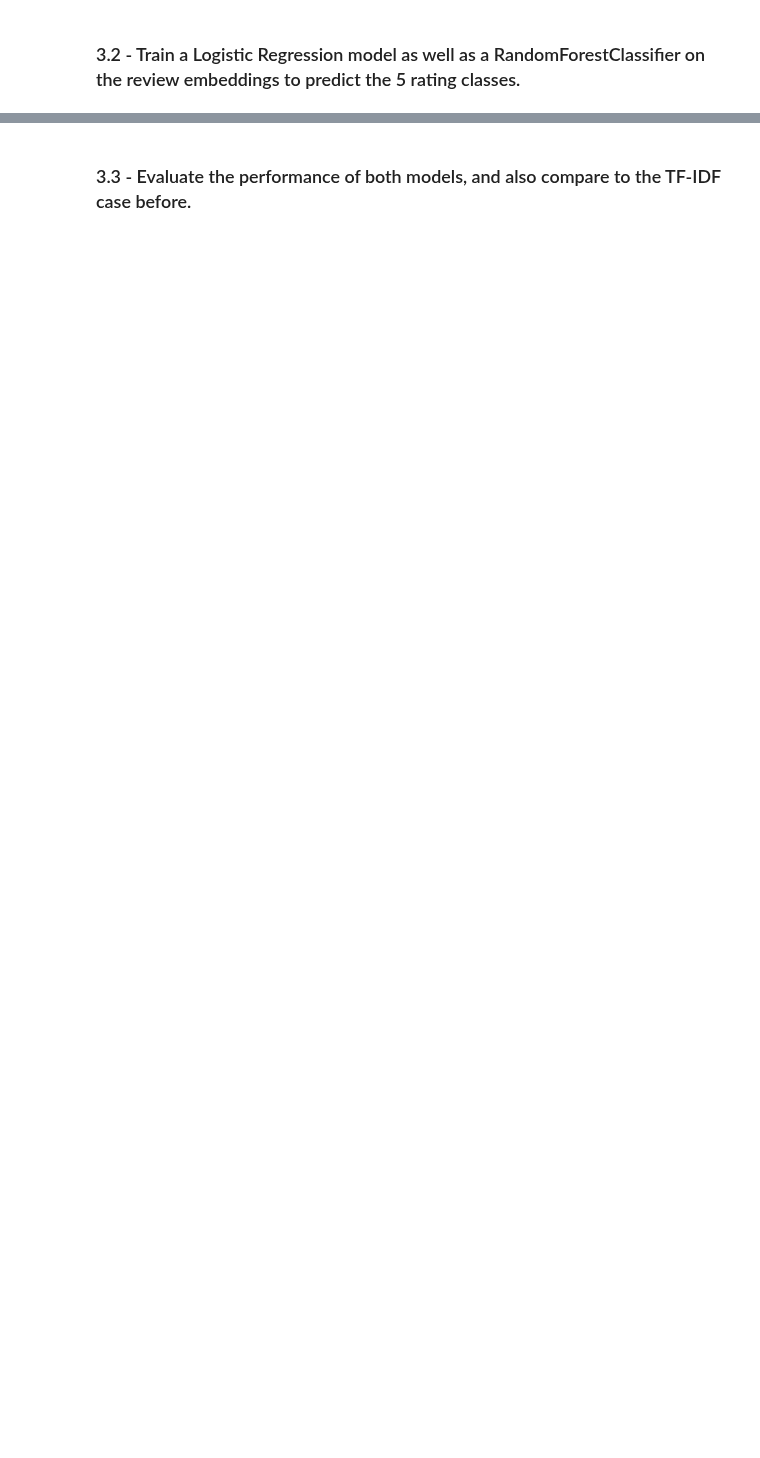
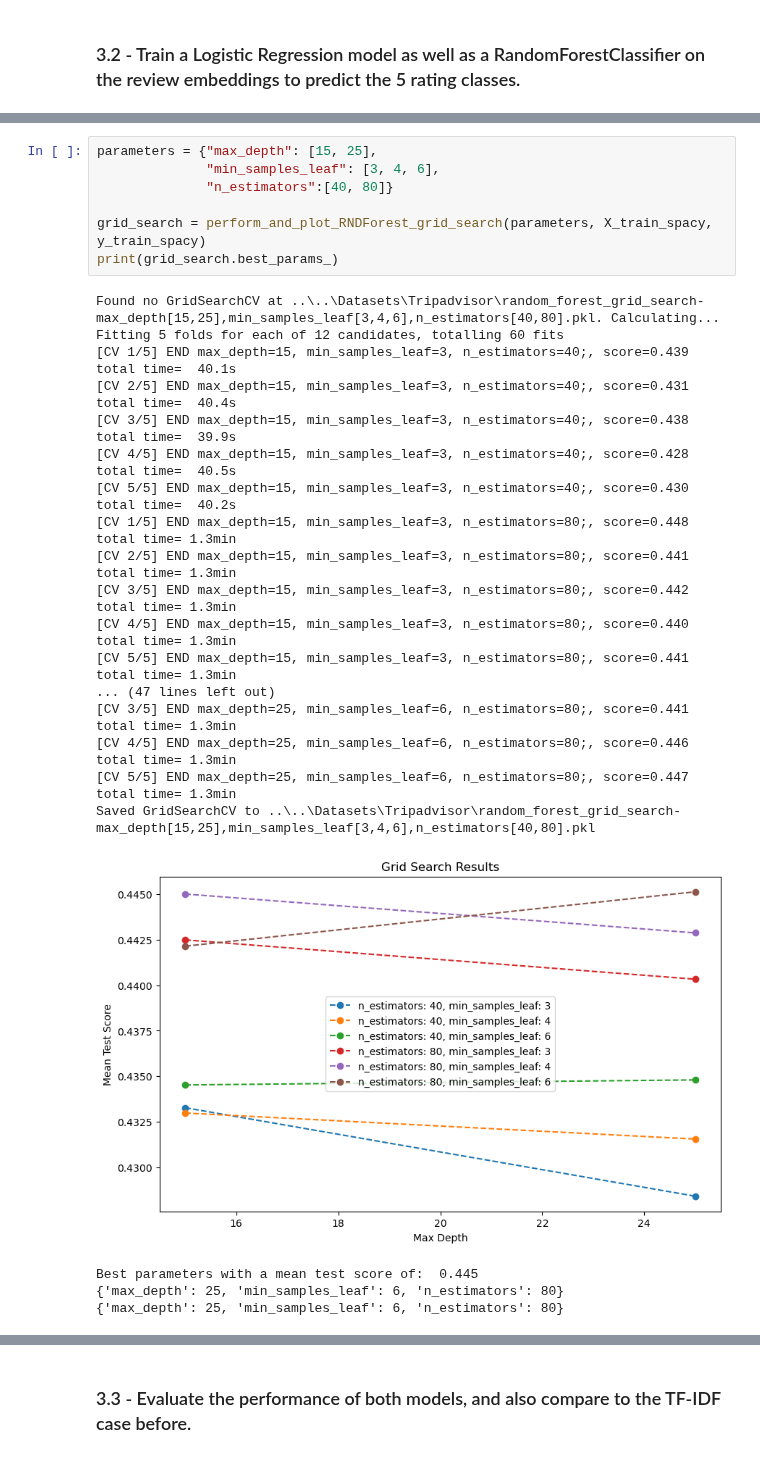
Before and after one commit to Knerten0815/data_science_course, a Jupyter notebook: notebooks/portfolio 3/data_science_MMI_portfolio_03_sentiment_analysis_template.ipynb, the cells around one changed output, grey strips where cells are left out. Cells and saved outputs as stored; diff of their text form; blank space fills up the shorter version.

```diff
--- a/notebooks/portfolio 3/data_science_MMI_portfolio_03_sentiment_analysis_template.ipynb
+++ b/notebooks/portfolio 3/data_science_MMI_portfolio_03_sentiment_analysis_template.ipynb
@@ -708,0 +821,29 @@ Linear Regression with 1- and 2-grams:
+# %%
+parameters = {"max_depth": [15, 25],
+              "min_samples_leaf": [3, 4, 6],
+              "n_estimators":[40, 80]}
+
+grid_search = perform_and_plot_RNDForest_grid_search(parameters, X_train_spacy, y_train_spacy)
+print(grid_search.best_params_)
+# %% [output]
+Found no GridSearchCV at ..\..\Datasets\Tripadvisor\random_forest_grid_search-max_depth[15,25],min_samples_leaf[3,4,6],n_estimators[40,80].pkl. Calculating...
+Fitting 5 folds for each of 12 candidates, totalling 60 fits
+[CV 1/5] END max_depth=15, min_samples_leaf=3, n_estimators=40;, score=0.439 total time=  40.1s
+[CV 2/5] END max_depth=15, min_samples_leaf=3, n_estimators=40;, score=0.431 total time=  40.4s
+[CV 3/5] END max_depth=15, min_samples_leaf=3, n_estimators=40;, score=0.438 total time=  39.9s
+[CV 4/5] END max_depth=15, min_samples_leaf=3, n_estimators=40;, score=0.428 total time=  40.5s
+[CV 5/5] END max_depth=15, min_samples_leaf=3, n_estimators=40;, score=0.430 total time=  40.2s
+[CV 1/5] END max_depth=15, min_samples_leaf=3, n_estimators=80;, score=0.448 total time= 1.3min
+[CV 2/5] END max_depth=15, min_samples_leaf=3, n_estimators=80;, score=0.441 total time= 1.3min
+[CV 3/5] END max_depth=15, min_samples_leaf=3, n_estimators=80;, score=0.442 total time= 1.3min
+[CV 4/5] END max_depth=15, min_samples_leaf=3, n_estimators=80;, score=0.440 total time= 1.3min
+[CV 5/5] END max_depth=15, min_samples_leaf=3, n_estimators=80;, score=0.441 total time= 1.3min
+... (47 lines left out)
+[CV 3/5] END max_depth=25, min_samples_leaf=6, n_estimators=80;, score=0.441 total time= 1.3min
+[CV 4/5] END max_depth=25, min_samples_leaf=6, n_estimators=80;, score=0.446 total time= 1.3min
+[CV 5/5] END max_depth=25, min_samples_leaf=6, n_estimators=80;, score=0.447 total time= 1.3min
+Saved GridSearchCV to ..\..\Datasets\Tripadvisor\random_forest_grid_search-max_depth[15,25],min_samples_leaf[3,4,6],n_estimators[40,80].pkl
+[figure, added]
+Best parameters with a mean test score of:  0.445
+{'max_depth': 25, 'min_samples_leaf': 6, 'n_estimators': 80}
+{'max_depth': 25, 'min_samples_leaf': 6, 'n_estimators': 80}
```
Also changed, not shown: parts of 25 cells of this notebook.
